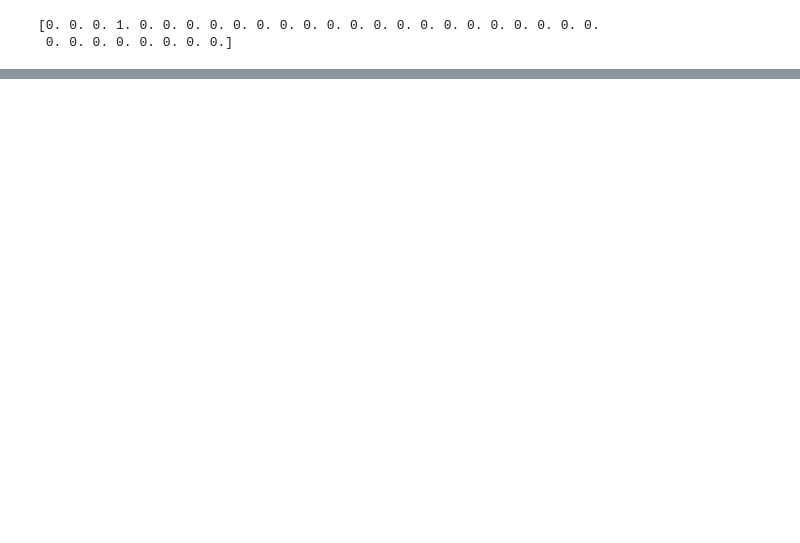
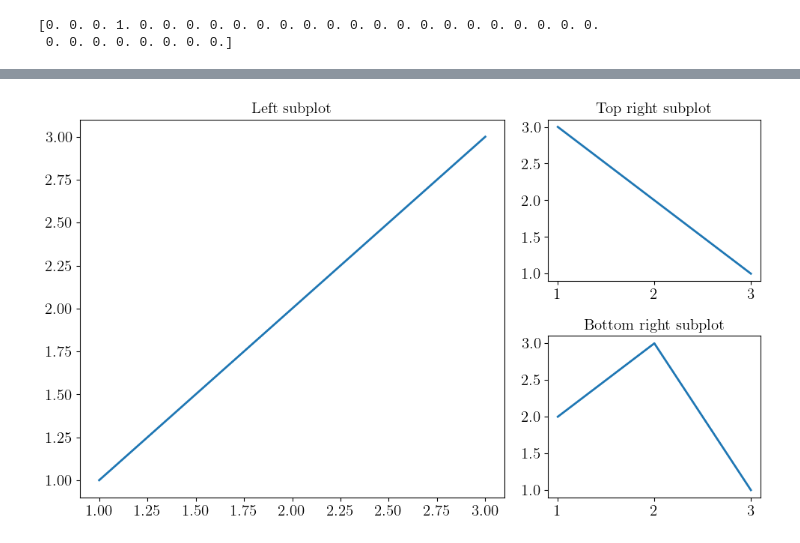
Before and after one commit to qiboteam/boostvqe, a Jupyter notebook: notebooks/plots_for_proceedings/test.ipynb, the cells around one changed output, grey strips where cells are left out. Cells and saved outputs as stored; diff of their text form; code cells hidden in the pictures; blank space fills up the shorter version.

```diff
--- a/notebooks/plots_for_proceedings/test.ipynb
+++ b/notebooks/plots_for_proceedings/test.ipynb
@@ -212,3 +214,35 @@ plt.legend(bbox_to_anchor=(1, -0.2),shadow=False, ncol=4)
 plt.legend()
 plt.tight_layout()
 plt.savefig('variational_XXZ_5_0.5.pdf')
+# %%
+import matplotlib.pyplot as plt
+from matplotlib.gridspec import GridSpec
+
+# Create a figure
+fig = plt.figure(figsize=(10, 5))
+
+# Create a GridSpec with 2 rows and 2 columns
+gs = GridSpec(2, 2, width_ratios=[2, 1])  # Set width ratios to make left plot wider
+
+# Create subplots
+ax1 = fig.add_subplot(gs[:, 0])  # Left subplot spanning both rows
+ax2 = fig.add_subplot(gs[0, 1])  # Top right subplot
+ax3 = fig.add_subplot(gs[1, 1])  # Bottom right subplot
+
+# Plot something in each subplot (for demonstration purposes)
+ax1.plot([1, 2, 3], [1, 2, 3])
+ax1.set_title('Left subplot')
+
+ax2.plot([1, 2, 3], [3, 2, 1])
+ax2.set_title('Top right subplot')
+
+ax3.plot([1, 2, 3], [2, 3, 1])
+ax3.set_title('Bottom right subplot')
+
+# Adjust layout to prevent overlap
+plt.tight_layout()
+
+# Show plot
+plt.show()
+# %% [output]
+[figure, added]
```
Also changed, not shown: parts of 3 cells of this notebook, 7 other files.
